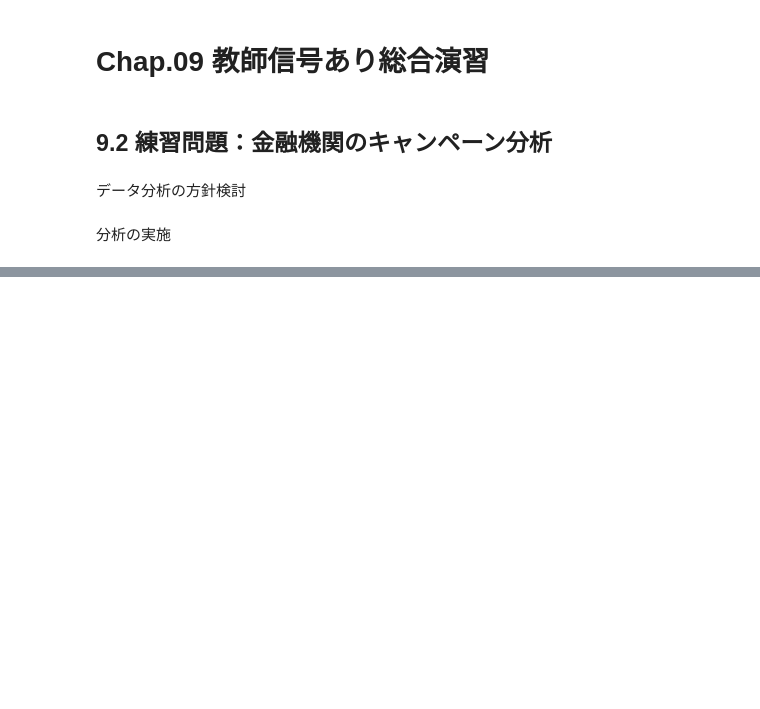
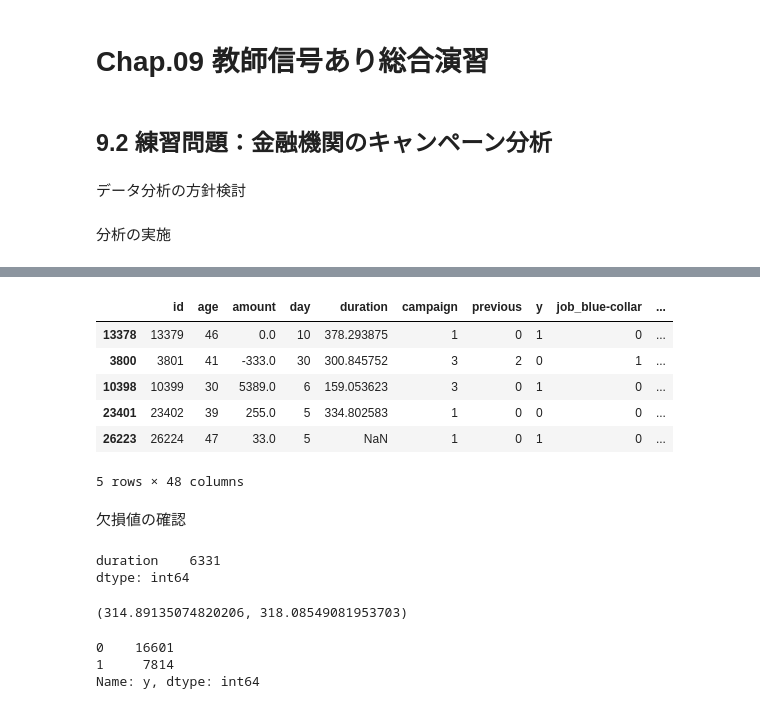
Before and after one commit to ginmaruGH/Introduction_to_Machine_Learning_with_Python_Imp, a Jupyter notebook: jupyter/ch_09.ipynb, the cells around one changed output, grey strips where cells are left out. Drawn from its saved outputs; the diff is of its cells as text; code cells hidden in the pictures; blank space fills up the shorter version.

```diff
--- a/jupyter/ch_09.ipynb
+++ b/jupyter/ch_09.ipynb
@@ -28,0 +41,9 @@ df.shape
+# %%
+# 文字列の列を抜き出す
+str_col_name = [
+    'job', 'default', 'marital', 'education', 'housing', 'loan', 'contact', 'month'
+]
+str_df = df[str_col_name]
+# 抜き出した複数の列をまとめてダミー変数化する
+str_df2 = pd.get_dummies(str_df, drop_first=True)
+str_df2.head(3)
@@ -28,0 +56,7 @@ df.shape
+# %%
+# 数値列を抜き出す
+num_df = df.drop(str_col_name, axis=1)
+# 「数値」列と「文字列」列を結合する
+df2 = pd.concat([num_df, str_df2, str_df], axis=1)
+print(df2.head(3))
+df2.shape
@@ -28,0 +96,24 @@ df.shape
+# %%
+# 「訓練データ&検証データ」と「テストデータ」に分割する
+train_val, test = train_test_split(df2, test_size=0.1, random_state=9)
+train_val.head()
+# %% [output]
+|  | id | age | amount | day | duration | campaign | previous | y | job_blue-collar | ... |
+| 13378 | 13379 | 46 | 0.0 | 10 | 378.293875 | 1 | 0 | 1 | 0 | ... |
+| 3800 | 3801 | 41 | -333.0 | 30 | 300.845752 | 3 | 2 | 0 | 1 | ... |
+| 10398 | 10399 | 30 | 5389.0 | 6 | 159.053623 | 3 | 0 | 1 | 0 | ... |
+| 23401 | 23402 | 39 | 255.0 | 5 | 334.802583 | 1 | 0 | 0 | 0 | ... |
+| 26223 | 26224 | 47 | 33.0 | 5 | NaN | 1 | 0 | 1 | 0 | ... |
+5 rows × 48 columns
+# %% [markdown]
+欠損値の確認
+# %%
+a = train_val.isnull().sum()
+a[a > 0]
+# %% [output]
+duration    6331
+dtype: int64
+# %%
+train_val['duration'].median(), train_val['duration'].mean()
+# %% [output]
+(314.89135074820206, 318.08549081953703)
@@ -28,0 +123,7 @@ df.shape
+# %%
+# 不均衡なデータであるか確認する
+train_val2['y'].value_counts()
+# %% [output]
+0    16601
+1     7814
+Name: y, dtype: int64
```
Also changed, not shown: parts of 30 cells of this notebook.
